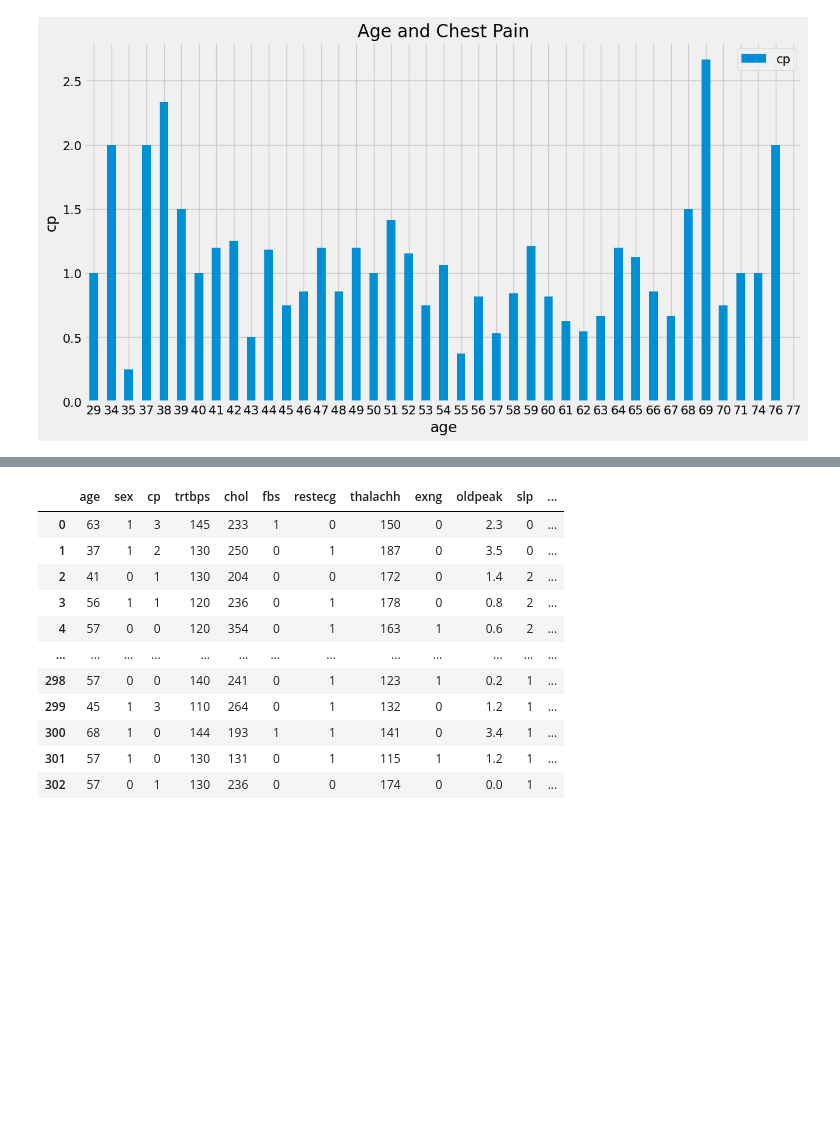
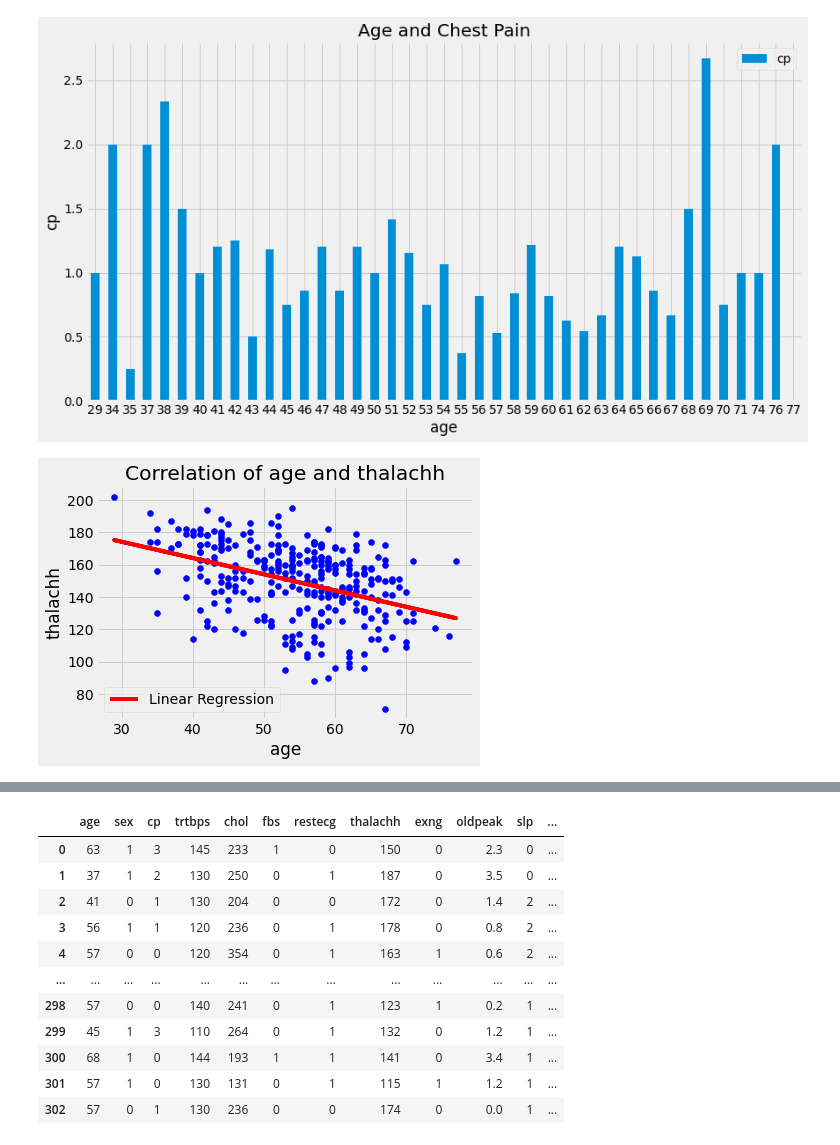
Before and after one commit to Sithysak/Heart-Attack-Prediction, a Jupyter notebook: Predict Heart Attack.ipynb, the cells around one changed output, grey strips where cells are left out. Saved outputs shown, nothing was run; the diff lists cells and outputs as text; code cells hidden in the pictures; blank space fills up the shorter version.

```diff
--- a/Predict Heart Attack.ipynb
+++ b/Predict Heart Attack.ipynb
@@ -364,3 +339,27 @@ plt.xticks(rotation = 0)
 plt.show()
 # %% [output]
 [figure]
+# %%
+
+from sklearn.linear_model import LinearRegression
+# Data
+age = df['age']
+thalachh = df['thalachh']
+
+# Fit a linear regression line
+model = LinearRegression()
+X = age.values.reshape(-1, 1)
+model.fit(X, thalachh)
+y_pred = model.predict(X)
+
+plt.plot(age, y_pred, color='red', label='Linear Regression')
+
+# Plot
+plt.scatter(age, thalachh, color='blue')
+plt.title('Correlation of age and thalachh')
+plt.xlabel('age')
+plt.ylabel('thalachh')
+plt.legend()
+plt.show()
+# %% [output]
+[figure, added]
```
Also changed, not shown: parts of 22 cells of this notebook.
